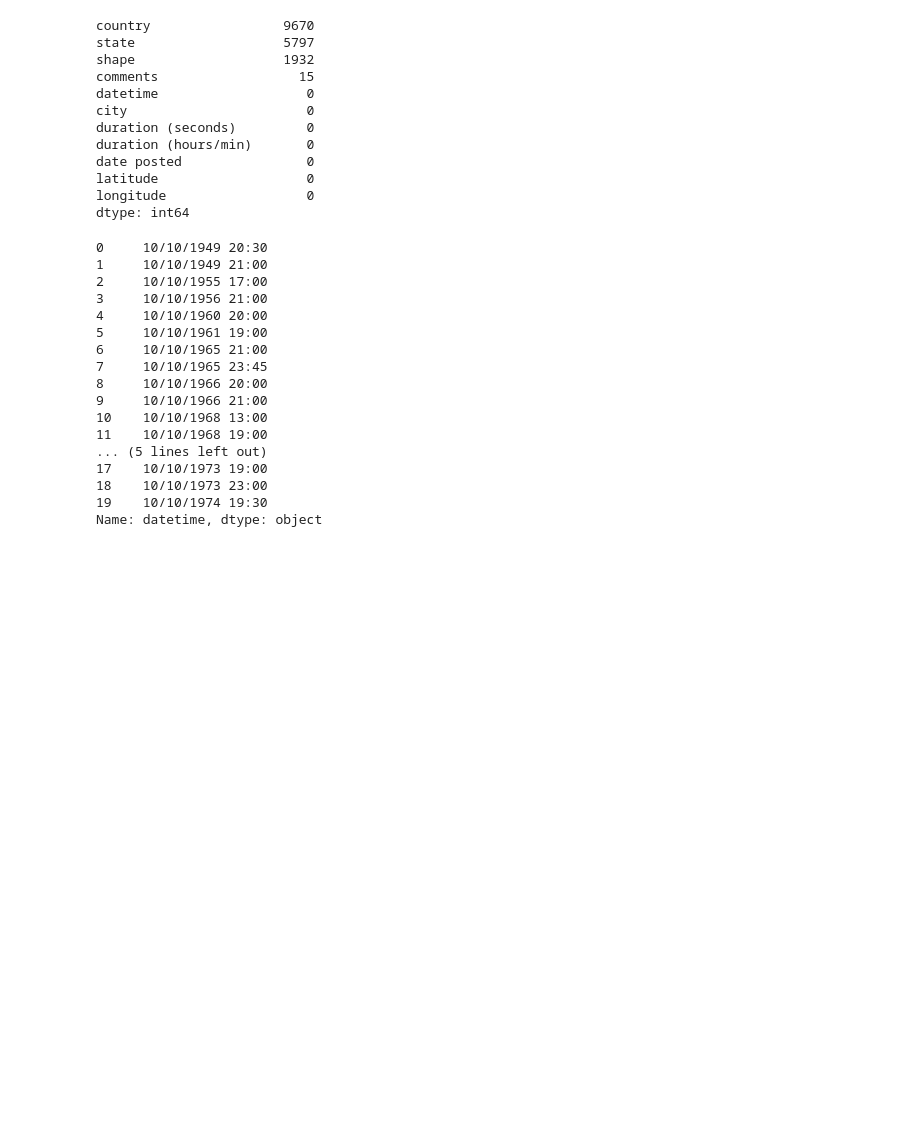
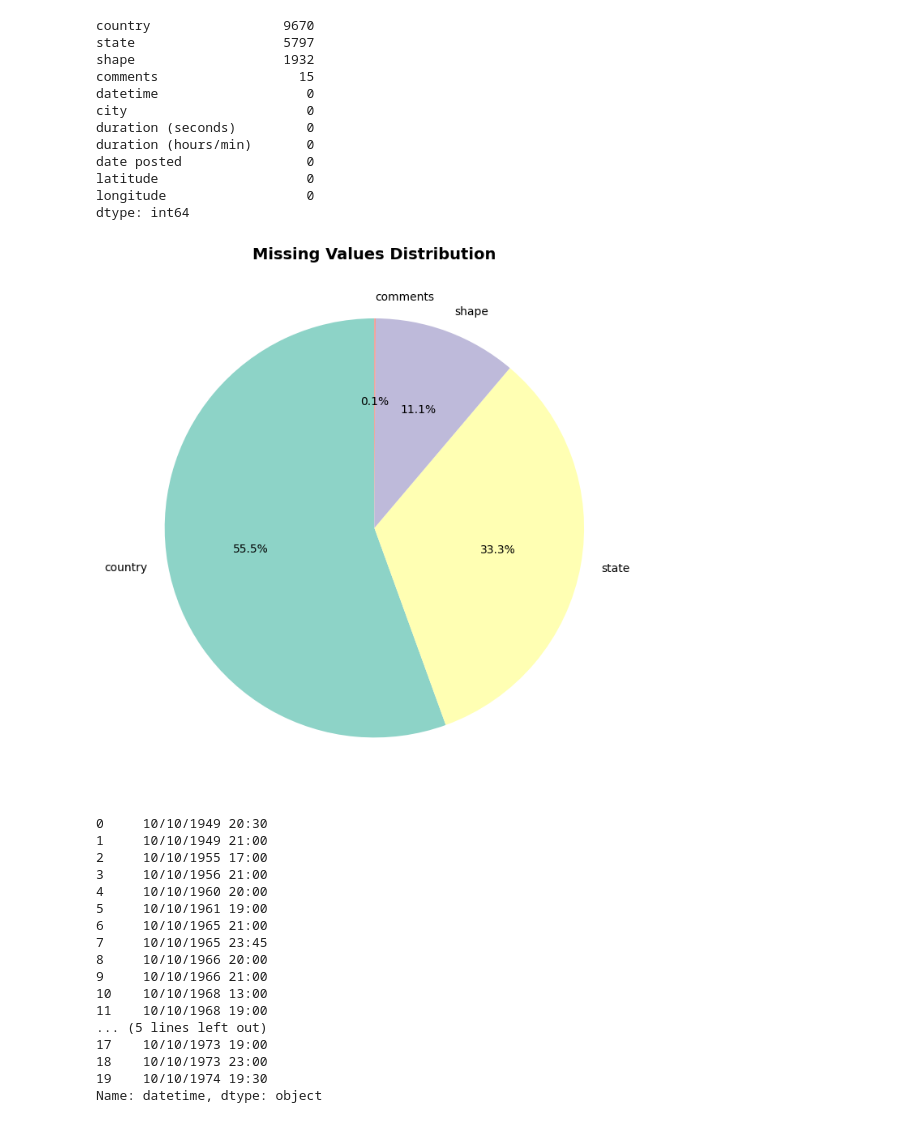
Before and after one commit to Momena-akhtar/ufo-sightings, a Jupyter notebook: data/notebooks/01_data_overview.ipynb, the cells around one changed output. Cells and saved outputs as stored; diff of their text form; code cells hidden in the pictures; blank space fills up the shorter version.

```diff
--- a/data/notebooks/01_data_overview.ipynb
+++ b/data/notebooks/01_data_overview.ipynb
@@ -109,6 +109,26 @@ date posted                0
 latitude                   0
 longitude                  0
 dtype: int64
+# %%
+# Missing Values Pie Chart - Only columns with significant missing data
+major_cols = ['datetime', 'city', 'state', 'country', 'latitude', 'longitude', 'duration (seconds)', 'shape', 'comments']
+missing_counts = scrubbed[major_cols].isna().sum()
+
+# Filter out columns with no or very few missing values
+missing_counts = missing_counts[missing_counts > 0]
+
+# Sort for better visualization
+missing_counts = missing_counts.sort_values(ascending=False)
+
+plt.figure(figsize=(10, 7))
+colors = plt.cm.Set3(range(len(missing_counts)))
+plt.pie(missing_counts, labels=missing_counts.index, autopct='%1.1f%%',
+        startangle=90, colors=colors)
+plt.title('Missing Values Distribution', fontsize=14, fontweight='bold')
+plt.tight_layout()
+plt.show()
+# %% [output]
+[figure, added]
 # %%
 # Date time field quality
 scrubbed['datetime'].head(20)
```
Also changed, not shown: parts of 1 cell of this notebook, 3 other files.
